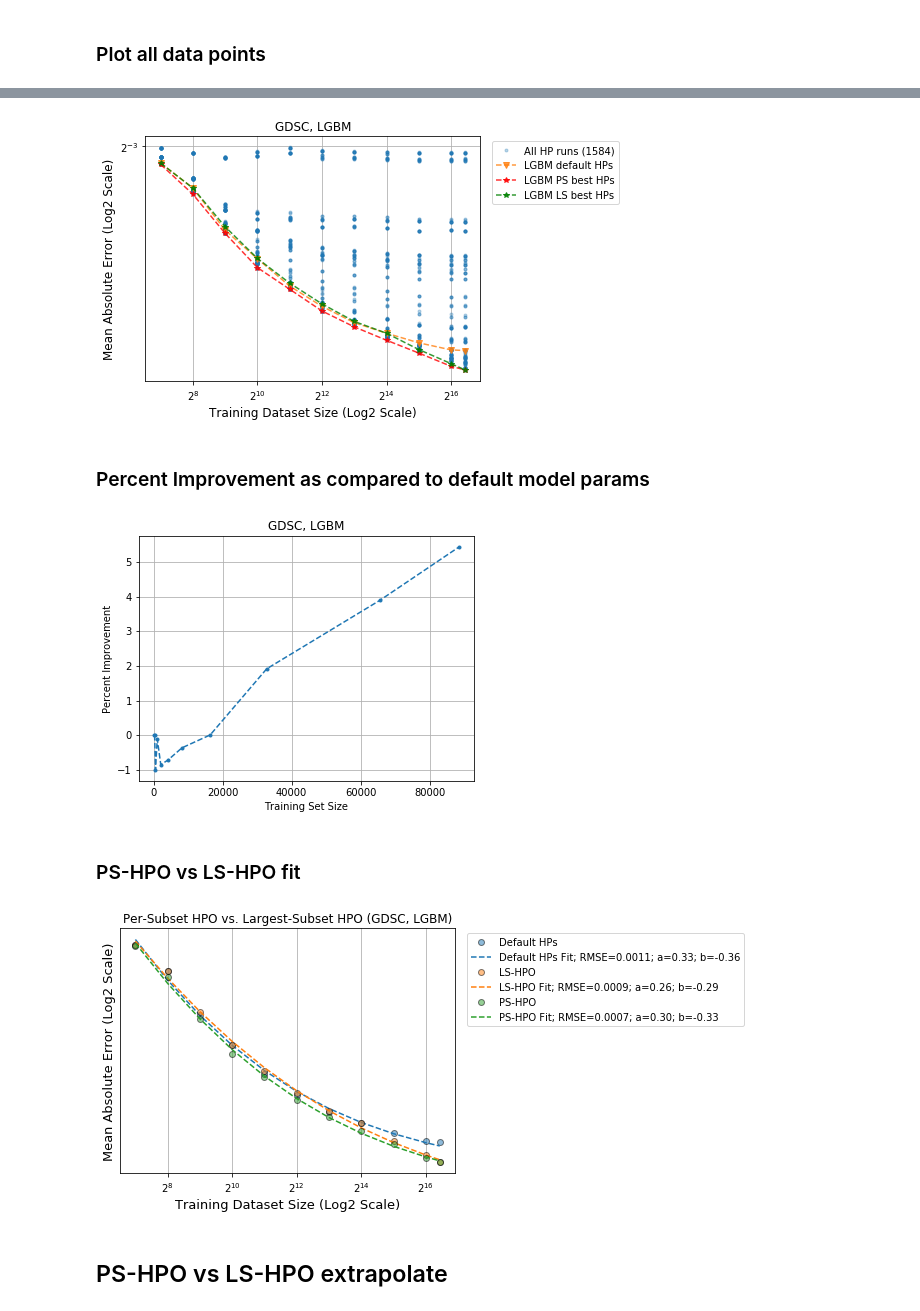
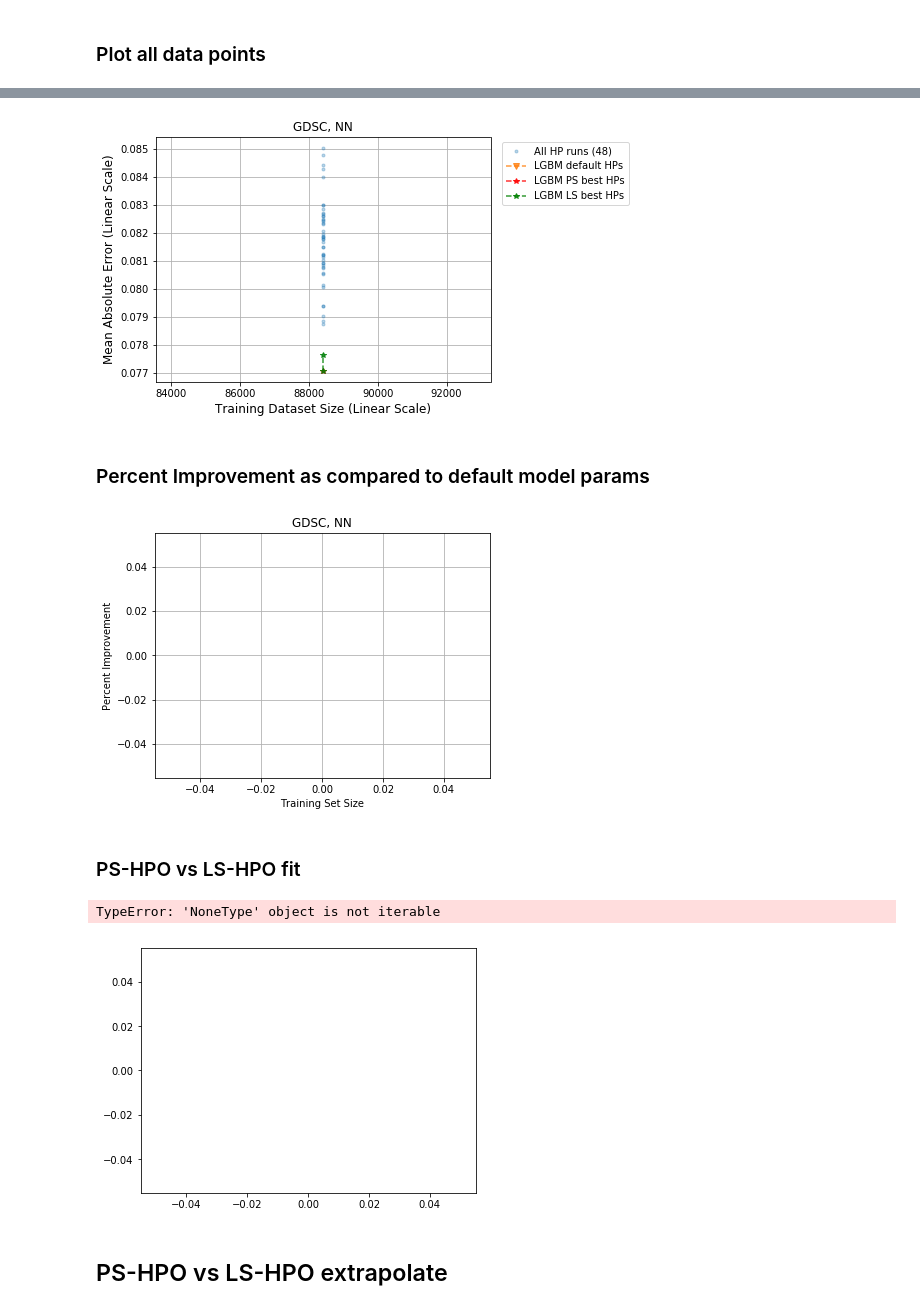
Before and after one commit to adpartin/LearningCurves, a Jupyter notebook: notebooks/02_hpo_runs.ipynb, the cells around one changed output, grey strips where cells are left out. Saved outputs shown, nothing was run; the diff lists cells and outputs as text; code cells hidden in the pictures.

```diff
--- a/notebooks/02_hpo_runs.ipynb
+++ b/notebooks/02_hpo_runs.ipynb
@@ -77,8 +79,9 @@ def extract_runs_by_specific_hps(hp_df, hps_dct):
 # base_dir = Path('/vol/ml/apartin/projects/LearningCurves/trn.ccle/hpo_lgbm/trn.ccle/split_on_none')
 
 # GDSC
-base_dir = Path('/vol/ml/apartin/projects/LearningCurves/trn.gdsc/hpo_lgbm_split_on_none/trn.gdsc/split_on_none')
+# base_dir = Path('/vol/ml/apartin/projects/LearningCurves/trn.gdsc/hpo_lgbm_split_on_none/trn.gdsc/split_on_none')
 # base_dir = Path('/vol/ml/apartin/projects/LearningCurves/hpo_runs/lc_gdsc_lgbm_hpo/')
+base_dir = Path('/vol/ml/apartin/projects/LearningCurves/gdsc.ls_hpo.nn_reg_attn/runs')
 
 # CTRP
 # base_dir = Path('/vol/ml/apartin/projects/LearningCurves/trn.ctrp/hpo_lgbm/trn.ctrp/split_on_none')
@@ -279,24 +242,25 @@ display(hp_dflt)
 # %%
 # matplotlib.org/3.1.0/api/markers_api.html#module-matplotlib.markers
 plot_all_kwargs = {'metric_name': met, 'xtick_scale': xtick_scale, 'ytick_scale': xtick_scale, 'figsize': figsize}
+plot_all_kwargs = {'metric_name': met, 'xtick_scale': 'linear', 'ytick_scale': 'linear', 'figsize': figsize}
 
 # Plot all runs
 ax = pp_utils.plot_all_from_hp_df(hp, **plot_all_kwargs, marker='.', alpha=0.3, title=f'{src.upper()}, {model.upper()}', label='All HP runs');
 
 # Plot runs from default model HPs
 ax.plot(hp_dflt['tr_size'], hp_dflt[met], ls='--', alpha=0.8, marker='v', label='LGBM default HPs');
 
 # Plot runs from best PS-HPs applied to all shards
 # ax.plot(ls_best['tr_size'], ls_best[met], ls='--', color='r', alpha=0.8, marker='*', label='LGBM LS best HPs');
 ax.plot(ps_best['tr_size'], ps_best[met], ls='--', color='r', alpha=0.8, marker='*', label='LGBM PS best HPs');
 
 # Plot runs from best LS-HPs applied to all shards
 ax.plot(ls_best['tr_size'], ls_best[met], ls='--', color='g', alpha=0.8, marker='*', label='LGBM LS best HPs');
 # ax.plot(ps_best['tr_size'], ps_best[met], ls='--', color='r', alpha=0.8, marker='*', label='LGBM PS best HPs');
 
 ax.legend(frameon=True, fontsize=10, bbox_to_anchor=(1.02, 1), loc='upper left');
 # %% [output]
-[figure, old version]
+[figure, new version]
 # %% [markdown]
 ### Percent Improvement as compared to default model params
 # %%
@@ -323,7 +287,7 @@ ax.set_xlabel('Training Set Size');
 # ax.set_xscale('log', basex=base)
 # ax.set_yscale('log', basey=base)
 # %% [output]
-[figure, old version]
+[figure, new version]
 # %% [markdown]
 ### PS-HPO vs LS-HPO fit
 # %%
@@ -346,7 +310,8 @@ ax, fit_prms, rmse = lrn_crv_plot.plot_lrn_crv_power_law(x=ps_best['tr_size'][sh
                                                          ax=ax, **plot_fit_kwargs,
                                                          title=f'Per-Subset HPO vs. Largest-Subset HPO ({src.upper()}, {model.upper()})')
 # %% [output]
+TypeError: 'NoneType' object is not iterable
-[figure, old version]
+[figure, new version]
 # %% [markdown]
 ## PS-HPO vs LS-HPO extrapolate
 # %%
```
Also changed, not shown: parts of 14 cells of this notebook, 8 other files.
